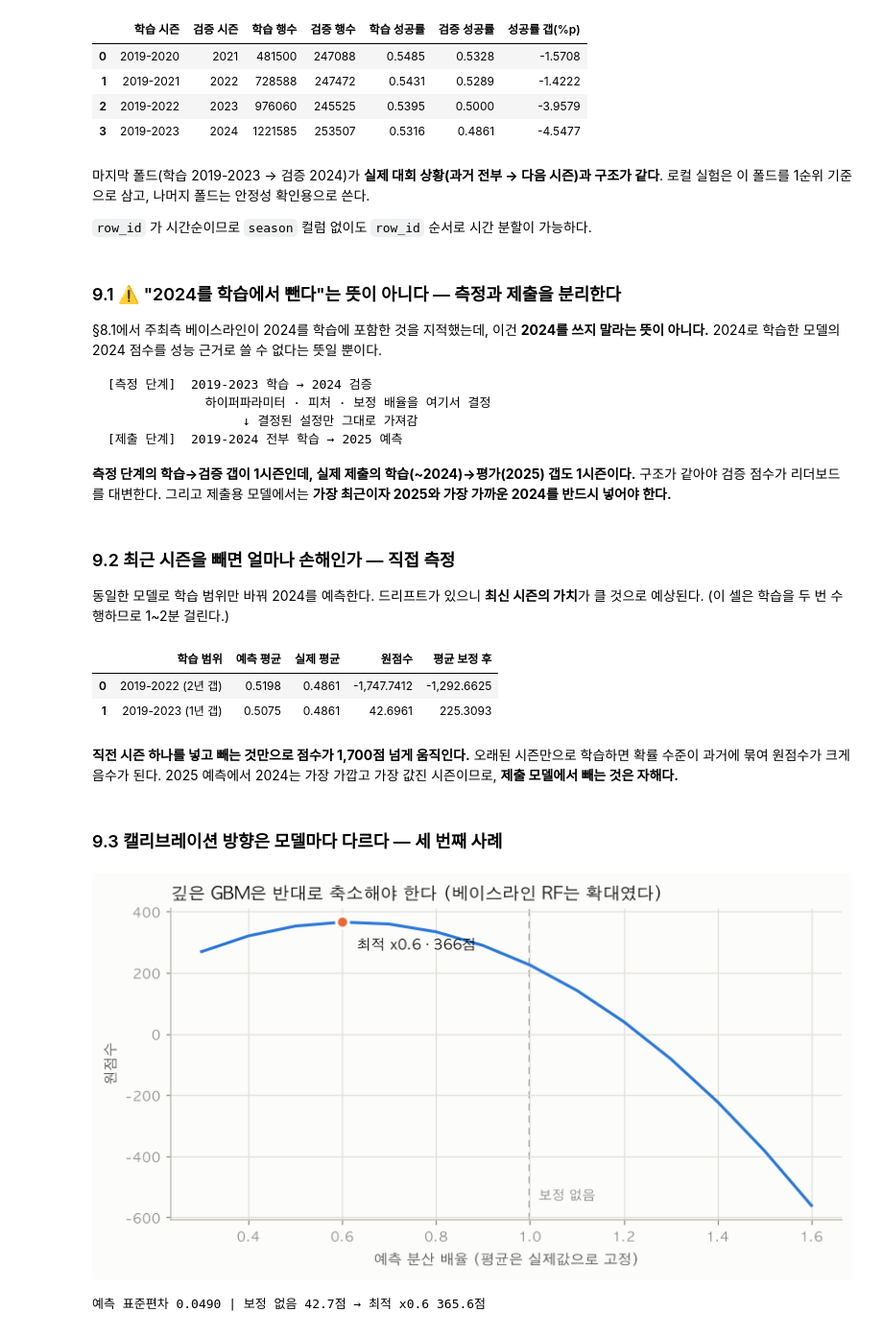
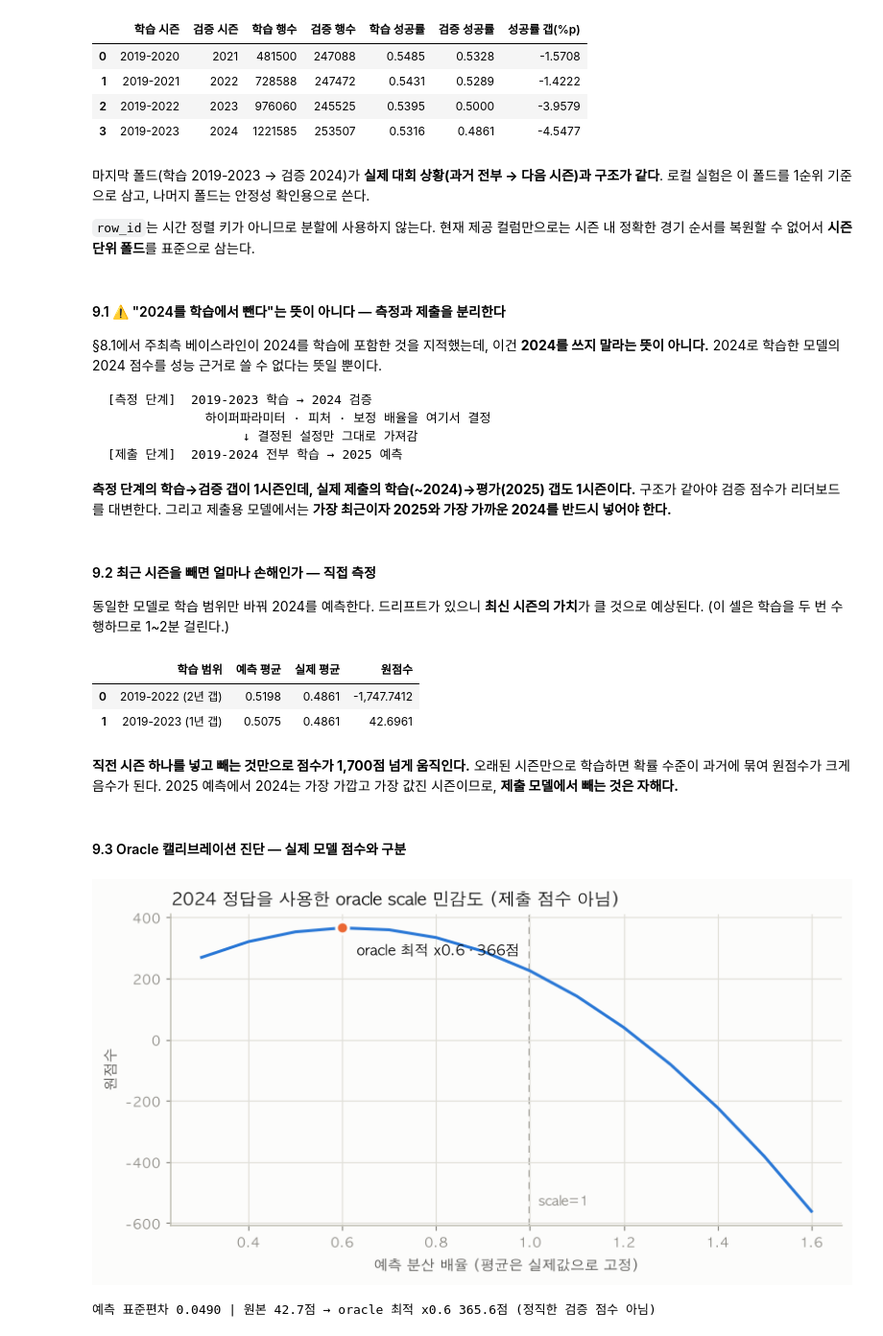
Before and after one commit to 26-BITAmin/LG_aimers_9th, a Jupyter notebook: notebooks/01_eda.ipynb, the cells around one changed output. Shown at 96% size. Drawn from its saved outputs; the diff is of its cells as text; code cells hidden in the pictures.

```diff
--- a/notebooks/01_eda.ipynb
+++ b/notebooks/01_eda.ipynb
@@ -119,7 +135,7 @@ BSS 0.0200 (2.00%p)  ->     2,000 점
 # %%
-train = pd.read_csv(f"{DATA}/train.csv", encoding="utf-8-sig")
-test  = pd.read_csv(f"{DATA}/test.csv",  encoding="utf-8-sig")
-sub   = pd.read_csv(f"{DATA}/sample_submission.csv", encoding="utf-8-sig")
+train = pd.read_csv(DATA / "train.csv", encoding="utf-8-sig")
+test  = pd.read_csv(DATA / "test.csv",  encoding="utf-8-sig")
+sub   = pd.read_csv(DATA / "sample_submission.csv", encoding="utf-8-sig")
 
 print(f"train : {train.shape}")
 print(f"test  : {test.shape}   (배포본은 형식 확인용 5건, 실제 평가 245,789건)")
@@ -776,7 +854,7 @@ g
 
 설명서에 "1:1 결합 테이블이 아니다"라고 명시돼 있다. **실제로 조인 키가 존재하는지** 직접 확인한다.
 # %%
-tm = pd.read_csv(f"{DATA}/trackman_history.csv", encoding="utf-8-sig")
+tm = pd.read_csv(DATA / "trackman_history.csv", encoding="utf-8-sig")
 print("trackman:", tm.shape)
 print("시즌:", tm.season.value_counts().sort_index().to_dict())
 tm.head(3)
@@ -890,8 +968,8 @@ other              22298   125.5472 2,135.2663             12.1303     14.1558
 import joblib, time
 from sklearn.metrics import roc_auc_score
 
-BASE = "../baseline_submit"
-model = joblib.load(f"{BASE}/model/rf.pkl")
+BASE = PROJECT_ROOT / "baseline_submit"
+model = joblib.load(BASE / "model/rf.pkl")
 clf = model.named_steps["clf"]
 
 print("파이프라인 구조")
@@ -900,7 +978,7 @@ for name, trans, cols in model.named_steps["pre"].transformers_:
 print(f"  [clf ] {type(clf).__name__}(n_estimators={clf.n_estimators}, "
       f"max_depth={clf.max_depth}, min_samples_leaf={clf.min_samples_leaf})")
 print(f"\n총 입력 피처: {model.n_features_in_}개")
-print(open(f"{BASE}/requirements.txt").read())
+print((BASE / "requirements.txt").read_text())
 # %% [output]
 파이프라인 구조
   [cat ] OrdinalEncoder     3개 컬럼
@@ -1095,9 +1173,9 @@ cv
 마지막 폴드(학습 2019-2023 → 검증 2024)가 **실제 대회 상황(과거 전부 → 다음 시즌)과 구조가 같다**.
 로컬 실험은 이 폴드를 1순위 기준으로 삼고, 나머지 폴드는 안정성 확인용으로 쓴다.
 
-`row_id` 가 시간순이므로 `season` 컬럼 없이도 `row_id` 순서로 시간 분할이 가능하다.
+`row_id`는 시간 정렬 키가 아니므로 분할에 사용하지 않는다. 현재 제공 컬럼만으로는 시즌 내 정확한 경기 순서를 복원할 수 없어서 **시즌 단위 폴드**를 표준으로 삼는다.
 # %% [markdown]
-### 9.1 ⚠️ "2024를 학습에서 뺀다"는 뜻이 아니다 — 측정과 제출을 분리한다
+#### 9.1 ⚠️ "2024를 학습에서 뺀다"는 뜻이 아니다 — 측정과 제출을 분리한다
 
 §8.1에서 주최측 베이스라인이 2024를 학습에 포함한 것을 지적했는데, 이건 **2024를 쓰지 말라는 뜻이 아니다.**
 2024로 학습한 모델의 2024 점수를 성능 근거로 쓸 수 없다는 뜻일 뿐이다.
@@ -1113,7 +1191,7 @@ cv
 구조가 같아야 검증 점수가 리더보드를 대변한다. 그리고 제출용 모델에서는
 **가장 최근이자 2025와 가장 가까운 2024를 반드시 넣어야 한다.**
 # %% [markdown]
-### 9.2 최근 시즌을 빼면 얼마나 손해인가 — 직접 측정
+#### 9.2 최근 시즌을 빼면 얼마나 손해인가 — 직접 측정
 
 동일한 모델로 학습 범위만 바꿔 2024를 예측한다. 드리프트가 있으니 **최신 시즌의 가치**가 클 것으로 예상된다.
 (이 셀은 학습을 두 번 수행하므로 1~2분 걸린다.)
@@ -1125,7 +1203,7 @@ CAT = ["top_bottom", "game_type", "base_state"]
 gbm_df = train.copy()
 gbm_df[CAT] = OrdinalEncoder(handle_unknown="use_encoded_value",
                              unknown_value=-1).fit_transform(gbm_df[CAT].astype(str))
-# season은 2025 외삽이 불가하므로(§8.3) 피처에서 제외한다
+# 이 절제 실험에서는 season을 제외한다. 포함/제외 비교는 별도 시간 폴드 실험으로 판단한다.
 GBM_FEATS = [c for c in gbm_df.columns if c not in (ID_COL, TARGET, "season")]
 
 def fit_predict(train_seasons, valid_season):
@@ -1141,46 +1219,47 @@ rows = []
 for label, seasons in [("2019-2022 (2년 갭)", list(range(2019, 2023))),
                        ("2019-2023 (1년 갭)", list(range(2019, 2024)))]:
     p, y = fit_predict(seasons, 2024)
-    p_cal = np.clip(p - p.mean() + y.mean(), 1e-6, 1 - 1e-6)
     rows.append({"학습 범위": label, "예측 평균": p.mean(), "실제 평균": y.mean(),
-                 "원점수": bss_raw(y, p), "평균 보정 후": bss_raw(y, p_cal)})
+                 "원점수": bss_raw(y, p)})
     if seasons[-1] == 2023:
         p_best, y_best = p, y      # 아래 배율 스윕에 재사용
 recency = pd.DataFrame(rows)
 recency
 # %% [output]
-|  | 학습 범위 | 예측 평균 | 실제 평균 | 원점수 | 평균 보정 후 |
-| 0 | 2019-2022 (2년 갭) | 0.5198 | 0.4861 | -1,747.7412 | -1,292.6625 |
-| 1 | 2019-2023 (1년 갭) | 0.5075 | 0.4861 | 42.6961 | 225.3093 |
+|  | 학습 범위 | 예측 평균 | 실제 평균 | 원점수 |
+| 0 | 2019-2022 (2년 갭) | 0.5198 | 0.4861 | -1,747.7412 |
+| 1 | 2019-2023 (1년 갭) | 0.5075 | 0.4861 | 42.6961 |
 # %% [markdown]
 **직전 시즌 하나를 넣고 빼는 것만으로 점수가 1,700점 넘게 움직인다.**
 오래된 시즌만으로 학습하면 확률 수준이 과거에 묶여 원점수가 크게 음수가 된다.
 2025 예측에서 2024는 가장 가깝고 가장 값진 시즌이므로, **제출 모델에서 빼는 것은 자해다.**
 # %% [markdown]
-### 9.3 캘리브레이션 방향은 모델마다 다르다 — 세 번째 사례
+#### 9.3 Oracle 캘리브레이션 진단 — 실제 모델 점수와 구분
 # %%
+# 주의: 2024 정답 평균과 정답 점수로 scale을 고르므로 oracle 진단이다.
+# 실제 캘리브레이터/scale은 더 과거 폴드의 OOF 예측으로만 학습해야 한다.
 scales = np.arange(0.3, 1.7, 0.1)
 sweep_gbm = [bss_raw(y_best, np.clip((p_best - p_best.mean()) * s + y_best.mean(), 1e-6, 1 - 1e-6))
              for s in scales]
 bi = int(np.argmax(sweep_gbm))
 
 fig, ax = plt.subplots(figsize=(7.4, 4.0))
 ax.plot(scales, sweep_gbm, color=C1, zorder=3)
 ax.axvline(1.0, color=MUTED, lw=1.2, ls=(0, (4, 3)), zorder=1)
-ax.annotate("보정 없음", xy=(1.0, min(sweep_gbm)), xytext=(6, 4),
+ax.annotate("scale=1", xy=(1.0, min(sweep_gbm)), xytext=(6, 4),
             textcoords="offset points", color=MUTED, fontsize=9)
 ax.scatter([scales[bi]], [sweep_gbm[bi]], s=70, color=C2, zorder=5,
            edgecolor=SURFACE, linewidth=2)
-ax.annotate(f"최적 x{scales[bi]:.1f} · {sweep_gbm[bi]:,.0f}점",
+ax.annotate(f"oracle 최적 x{scales[bi]:.1f} · {sweep_gbm[bi]:,.0f}점",
             xy=(scales[bi], sweep_gbm[bi]), xytext=(10, -10), textcoords="offset points",
             ha="left", va="top", fontsize=10, fontweight="bold", color=INK)
 ax.set_xlabel("예측 분산 배율 (평균은 실제값으로 고정)"); ax.set_ylabel("원점수")
-ax.set_title("깊은 GBM은 반대로 축소해야 한다 (베이스라인 RF는 확대였다)")
+ax.set_title("2024 정답을 사용한 oracle scale 민감도 (제출 점수 아님)")
 plt.tight_layout(); plt.show()
 
-print(f"예측 표준편차 {p_best.std():.4f} | 보정 없음 {bss_raw(y_best, p_best):.1f}점 "
-      f"→ 최적 x{scales[bi]:.1f} {sweep_gbm[bi]:.1f}점")
+print(f"예측 표준편차 {p_best.std():.4f} | 원본 {bss_raw(y_best, p_best):.1f}점 "
+      f"→ oracle 최적 x{scales[bi]:.1f} {sweep_gbm[bi]:.1f}점 (정직한 검증 점수 아님)")
 # %% [output]
-[figure, old version]
+[figure, new version]
-예측 표준편차 0.0490 | 보정 없음 42.7점 → 최적 x0.6 365.6점
+예측 표준편차 0.0490 | 원본 42.7점 → oracle 최적 x0.6 365.6점 (정직한 검증 점수 아님)
 # %% [markdown]
```
Also changed, not shown: parts of 46 cells of this notebook, 7 other files.
